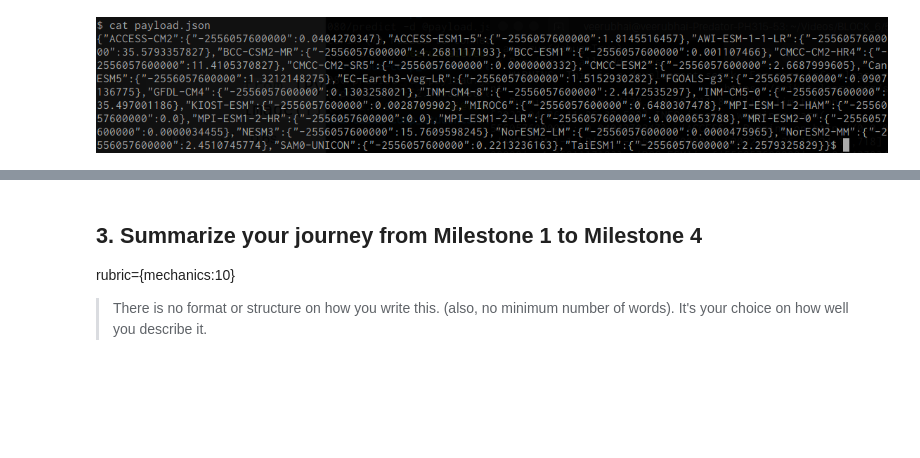
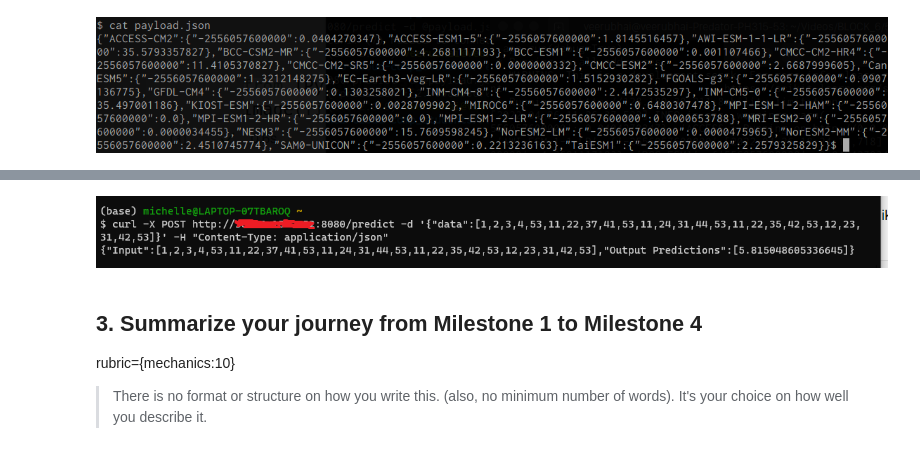
Before and after one commit to UBC-MDS/dsci_525_group_22, a Jupyter notebook: notebooks/Milestone4.ipynb, the cells around one changed output, grey strips where cells are left out. Drawn from its saved outputs; the diff is of its cells as text; code cells hidden in the pictures; blank space fills up the shorter version.

```diff
--- a/notebooks/Milestone4.ipynb
+++ b/notebooks/Milestone4.ipynb
@@ -163,3 +171,7 @@ Image(filename='../screenshots/payload.png')
+# %%
+Image("../screenshots/milestone4_curl_ms.png")
+# %% [output]
+[figure, added]
 # %% [markdown]
 ## 3. Summarize your journey from Milestone 1 to Milestone 4
 rubric={mechanics:10}
```
Also changed, not shown: parts of 2 cells of this notebook, 1 other file.
